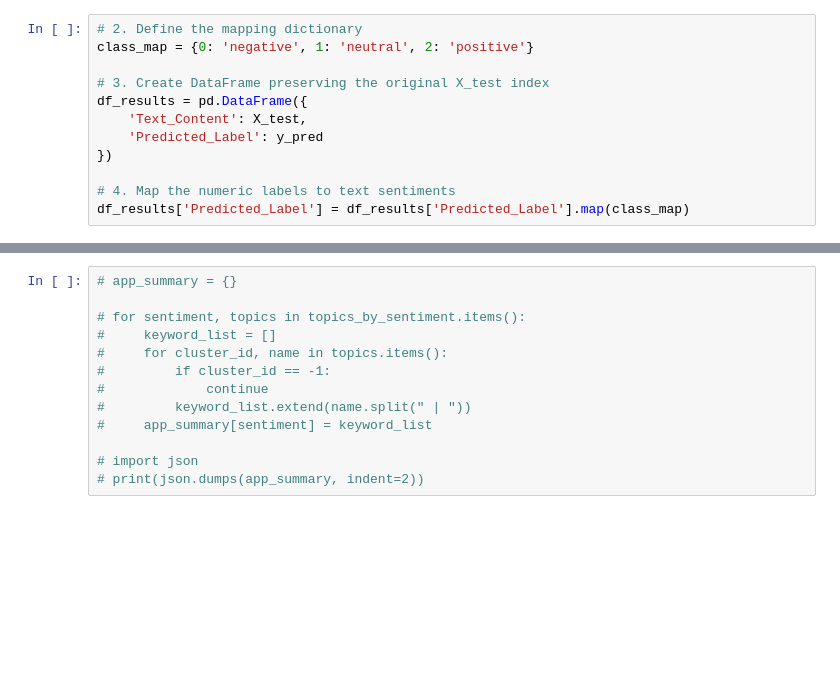
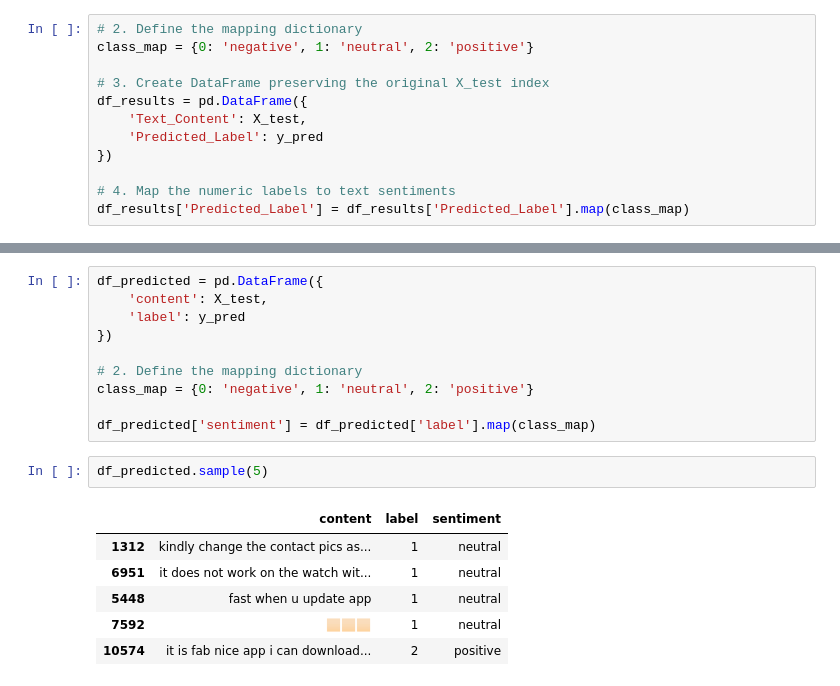
Before and after one commit to aniq63/RevuAI, a Jupyter notebook: notebooks/App Reviews Sentiment classification.ipynb, the cells around one changed output, grey strips where cells are left out. Drawn from its saved outputs; the diff is of its cells as text; blank space fills up the shorter version.

```diff
--- a/notebooks/App Reviews Sentiment classification.ipynb
+++ b/notebooks/App Reviews Sentiment classification.ipynb
@@ -380,13 +294,19 @@ dtype: int64
-# %%
-# app_summary = {}
-
-# for sentiment, topics in topics_by_sentiment.items():
-#     keyword_list = []
-#     for cluster_id, name in topics.items():
-#         if cluster_id == -1:
-#             continue
-#         keyword_list.extend(name.split(" | "))
-#     app_summary[sentiment] = keyword_list
-
-# import json
-# print(json.dumps(app_summary, indent=2))
+# %%
+df_predicted = pd.DataFrame({
+    'content': X_test,
+    'label': y_pred
+})
+
+# 2. Define the mapping dictionary
+class_map = {0: 'negative', 1: 'neutral', 2: 'positive'}
+
+df_predicted['sentiment'] = df_predicted['label'].map(class_map)
+# %%
+df_predicted.sample(5)
+# %% [output]
+|  | content | label | sentiment |
+| 1312 | kindly change the contact pics as... | 1 | neutral |
+| 6951 | it does not work on the watch wit... | 1 | neutral |
+| 5448 | fast when u update app | 1 | neutral |
+| 7592 | 🏻🏻🏻 | 1 | neutral |
+| 10574 | it is fab nice app i can download... | 2 | positive |
```
Also changed, not shown: parts of 20 cells of this notebook, 3 other files.
